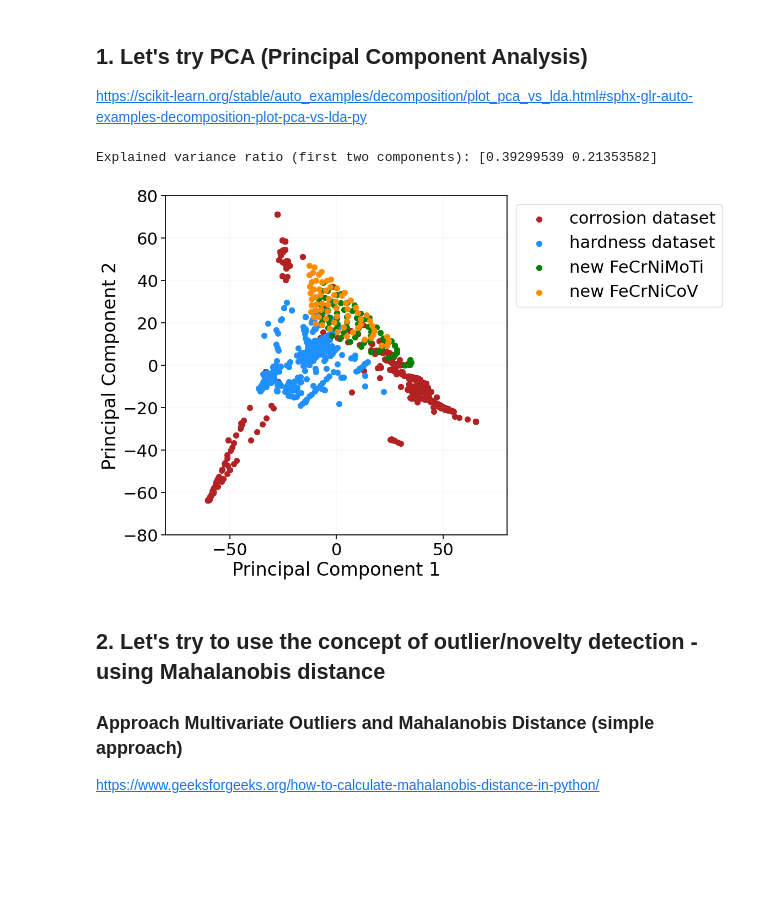
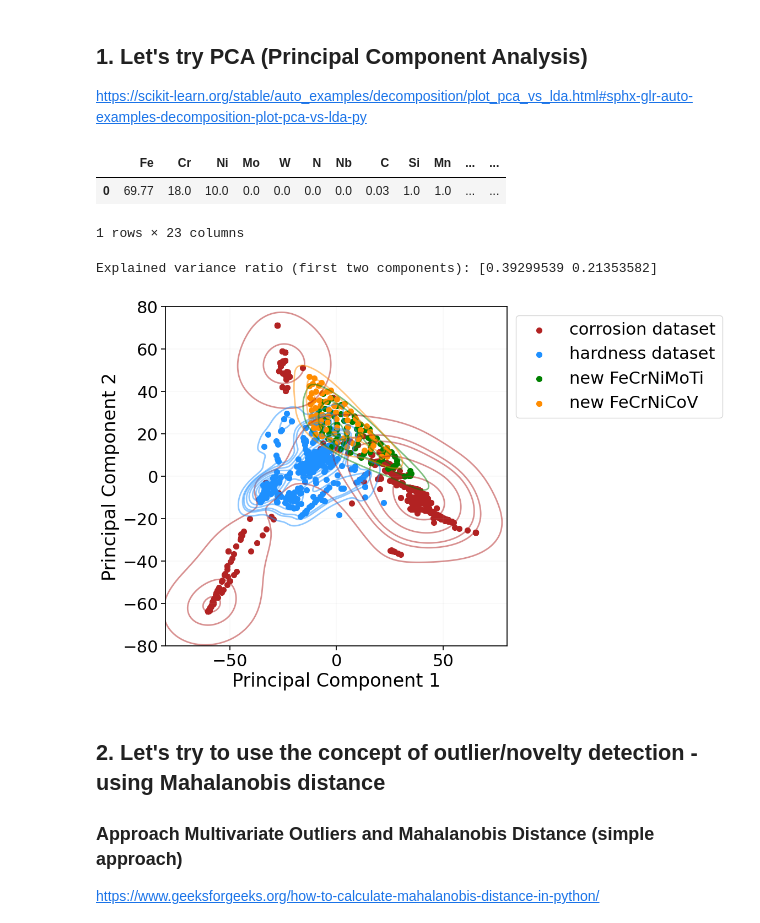
Before and after one commit to YXWU2014/CCA_representation_ML, a Jupyter notebook: Dataset_EDA_Pairplot_PCA_Mahalanobis/EDA_PCA_Mahalanobis.ipynb, the cells around one changed output. Drawn from its saved outputs; the diff is of its cells as text; code cells hidden in the pictures; blank space fills up the shorter version.

```diff
--- a/Dataset_EDA_Pairplot_PCA_Mahalanobis/EDA_PCA_Mahalanobis.ipynb
+++ b/Dataset_EDA_Pairplot_PCA_Mahalanobis/EDA_PCA_Mahalanobis.ipynb
@@ -32,20 +32,20 @@ True
 ### Import hardness and corrosion LITERATURE datasets
 # %%
 # Define column names for the composition dataframe
-column_names_H = ['Fe', 'Cr', 'Ni', 'Mo', 'W', 'N', 'Nb', 'C', 'Si', 'Mn', 'Cu', 'Al', 'V', 'Ta', 'Ti', 'Co', 'Mg', 'Y', 'Zr', 'Hf']
-column_names_C = ['Fe', 'Cr', 'Ni', 'Mo', 'W', 'N', 'Nb', 'C', 'Si', 'Mn', 'Cu', 'Al', 'V', 'Ta', 'Ti', 'Co', 'Mg', 'Y']
+column_compo_H = ['Fe', 'Cr', 'Ni', 'Mo', 'W', 'N', 'Nb', 'C', 'Si', 'Mn', 'Cu', 'Al', 'V', 'Ta', 'Ti', 'Co', 'Mg', 'Y', 'Zr', 'Hf']
+column_compo_C = ['Fe', 'Cr', 'Ni', 'Mo', 'W', 'N', 'Nb', 'C', 'Si', 'Mn', 'Cu', 'Al', 'V', 'Ta', 'Ti', 'Co', 'Mg', 'Y']
 
 # Import the Hardness dataset, starting from the third row (header=2) because the first two rows are presumably not relevant
 df_H = pd.read_excel(data_path + 'Hardness_database_YW_v3.xlsx', header=2)
 
 # Extract relevant columns from the Hardness dataframe, and fill in any missing values with zero
-df_H_compo = df_H[column_names_H].fillna(0)
+df_H_compo = df_H[column_compo_H].fillna(0)
 
 # Import the Corrosion dataset, starting from the third row (header=2) because the first two rows are presumably not relevant
 df_C = pd.read_excel(data_path + 'Corrosion_database_YW_v3.xlsx', header=2)
 
 # Extract relevant columns from the Corrosion dataframe, and fill in any missing values with zero
-df_C_compo = df_C[column_names_C].fillna(0)
+df_C_compo = df_C[column_compo_C].fillna(0)
 
 # Display the first row of both dataframes
 display(df_H_compo.head(1), df_H_compo.shape,
@@ -173,35 +173,43 @@ y_conc = df_conc_new_pca['dataset'].values  # Target array
 
 # 2D PCA
 pca = PCA(n_components=2)
 X_conc_r = pca.fit_transform(X_conc)
 
 # add the PCA components to the dataframe df_conc_new_pca
 df_conc_new_pca['PCA1'] = X_conc_r[:, 0]
 df_conc_new_pca['PCA2'] = X_conc_r[:, 1]
 
+display(df_conc_new_pca.head(1))
+
 # Print explained variance ratio
 print(f"Explained variance ratio (first two components): {pca.explained_variance_ratio_}")
 
 # plot the projection of PCA analysis
 plt.figure(figsize=(8, 8))
 colors = ["firebrick", "dodgerblue", "green", "darkorange"]
 dataset_names = ["corrosion dataset", "hardness dataset", "new FeCrNiMoTi", "new FeCrNiCoV"]
 
 for color, i, dataset_name in zip(colors, range(len(dataset_names)), dataset_names):
     plt.scatter(X_conc_r[y_conc == i, 0], X_conc_r[y_conc == i, 1], color=color, alpha=1, lw=2, label=dataset_name)
 
+sns.kdeplot(data=df_conc_new_pca, x="PCA1", y="PCA2", hue='dataset',
+            palette=colors, levels=10, linewidths=2, alpha=0.5, thresh=0.02)
+
 plt.grid(linewidth=0.1)
 plt.xlabel('Principal Component 1')
 plt.ylabel('Principal Component 2')
 plt.xlim(-80, 80)
 plt.ylim(-80, 80)
 plt.legend(loc="upper left", bbox_to_anchor=(1,1), scatterpoints=1)
 
 plt.savefig('PCA 2D_literature+new.png', bbox_inches='tight')
 plt.show()
 # %% [output]
+|  | Fe | Cr | Ni | Mo | W | N | Nb | C | Si | Mn | ... | ... |
+| 0 | 69.77 | 18.0 | 10.0 | 0.0 | 0.0 | 0.0 | 0.0 | 0.03 | 1.0 | 1.0 | ... | ... |
-Explained variance ratio (first two components): [0.39299539 0.21353582]
+1 rows × 23 columns
+Explained variance ratio (first two components): [0.39299539 0.21353582]
-[figure, old version]
+[figure, new version]
 # %% [markdown]
 ## 2. Let's try to use the concept of outlier/novelty detection - using Mahalanobis distance
 
```
Also changed, not shown: parts of 2 cells of this notebook, 7 other files.
